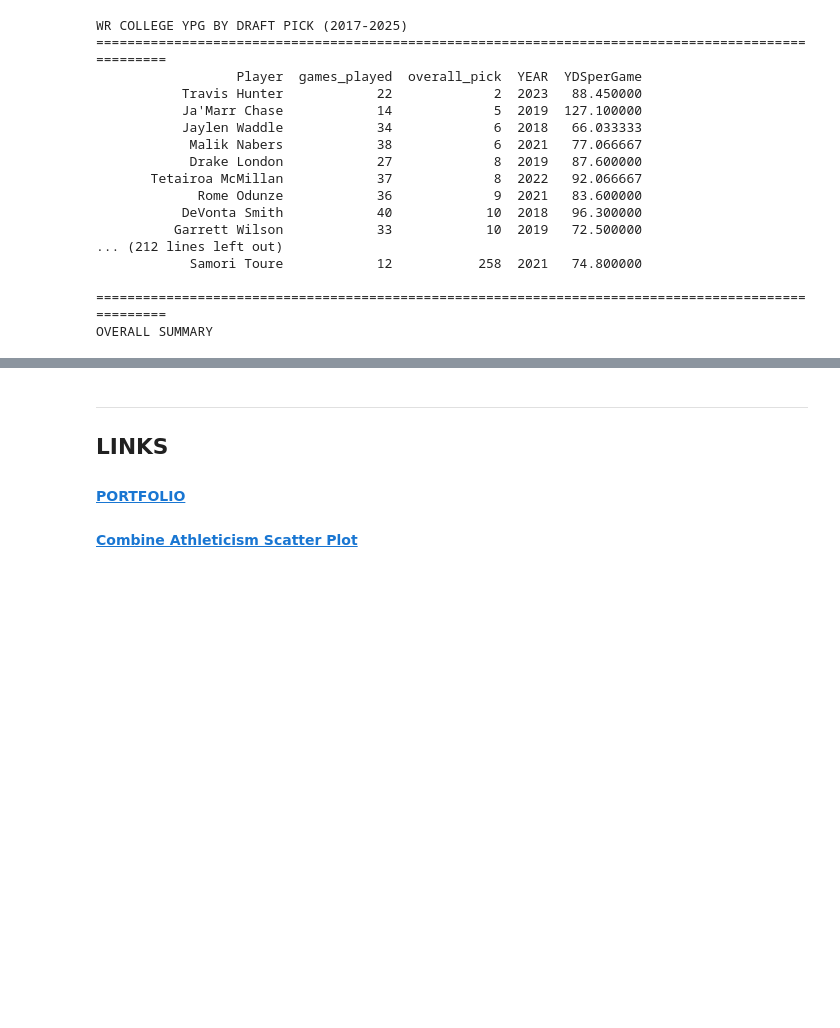
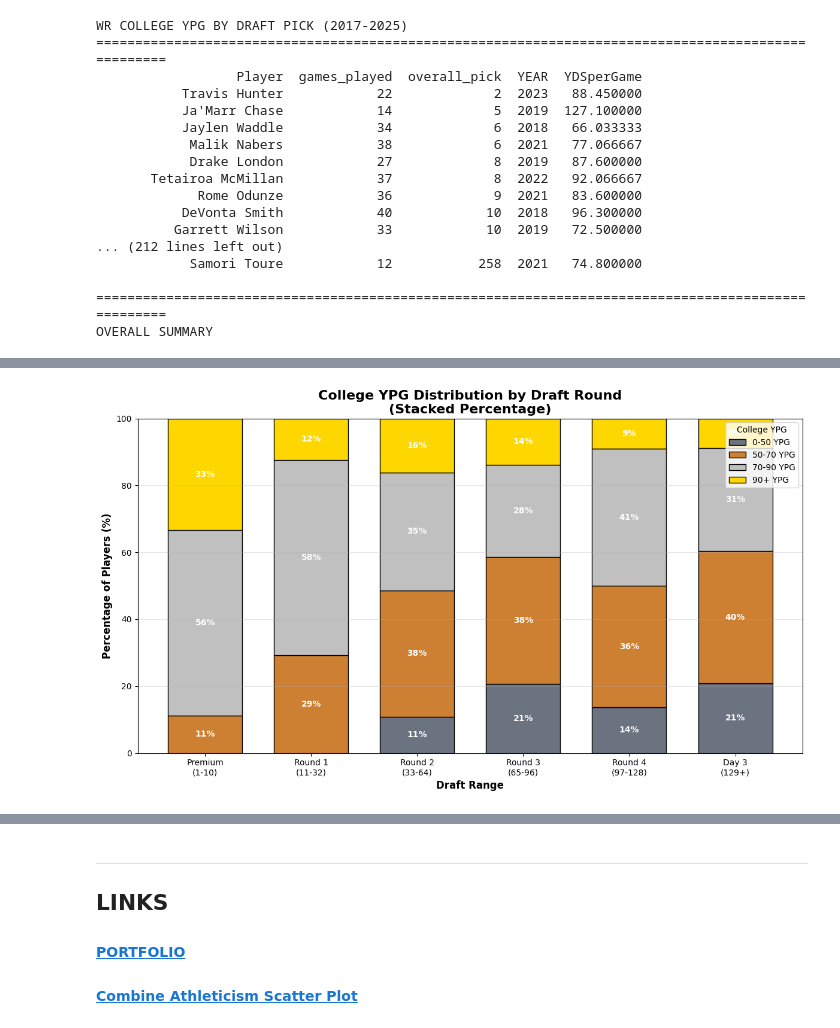
Before and after one commit to QuinnG8/nfl-draft-analytics, a Jupyter notebook: notebooks/02_college_ypg_analysis.ipynb, the cells around one changed output, grey strips where cells are left out. Cells and saved outputs as stored; diff of their text form; code cells hidden in the pictures; blank space fills up the shorter version.

```diff
--- a/notebooks/02_college_ypg_analysis.ipynb
+++ b/notebooks/02_college_ypg_analysis.ipynb
@@ -308,0 +345,67 @@ I'll use this query in the next notebook on a scatterplot to see if there is any
+# %%
+import matplotlib.pyplot as plt
+import numpy as np
+
+print("CREATING PERCENTAGE-BASED VISUALIZATION...")
+print("=" * 60)
+
+# First, let's pivot the data
+pivot_data = results.pivot(index='pick_range', columns='ypg_range', values='player_count').fillna(0)
+
+# Define the order for pick ranges
+pick_order = ['1. 1-10 (Premium)', '2. 11-32 (Round 1)', '3. 33-64 (Round 2)',
+              '4. 65-96 (Round 3)', '5. 97-128 (Round 4)', '6. 129+ (Round 5-7)']
+ypg_order = ['0-50 YPG', '50-70 YPG', '70-90 YPG', '90+ YPG']
+
+# Reindex to ensure correct order
+pivot_data = pivot_data.reindex(index=pick_order, columns=ypg_order)
+
+# Calculate percentages by row (within each draft round)
+pivot_percent = pivot_data.div(pivot_data.sum(axis=1), axis=0) * 100
+
+print("\n📊 PERCENTAGE DISTRIBUTION BY DRAFT ROUND:")
+print("=" * 60)
+print("(Rows sum to 100% - shows the makeup of each draft round)")
+print(pivot_percent.round(1).to_string())
+
+# Set up the plot - JUST THE STACKED BAR CHART FIRST
+fig, ax = plt.subplots(figsize=(12, 7))
+
+# Stacked Bar Chart (Percentages)
+x = np.arange(len(pick_order))
+bottom = np.zeros(len(pick_order))
+colors = ['#6B7280', '#CD7F32', '#C0C0C0', '#FFD700']  # Dark to light (low to high production)
+
+for i, ypg in enumerate(ypg_order):
+    ax.bar(x, pivot_percent[ypg].values, width=0.7, bottom=bottom,
+            label=ypg, color=colors[i], edgecolor='black')
+    bottom += pivot_percent[ypg].values
+
+# Customize plot
+ax.set_xlabel('Draft Range', fontsize=12, fontweight='bold')
+ax.set_ylabel('Percentage of Players (%)', fontsize=12, fontweight='bold')
+ax.set_title('College YPG Distribution by Draft Round\n(Stacked Percentage)', fontsize=16, fontweight='bold')
+ax.set_xticks(x)
+ax.set_xticklabels(['Premium\n(1-10)', 'Round 1\n(11-32)', 'Round 2\n(33-64)',
+                    'Round 3\n(65-96)', 'Round 4\n(97-128)', 'Day 3\n(129+)'],
+                   rotation=0, ha='center')
+ax.legend(loc='upper right', fontsize=10, title='College YPG')
+ax.grid(True, alpha=0.3, axis='y')
+ax.set_ylim(0, 100)
+
+# Add percentage labels on the bars
+for i, ypg in enumerate(ypg_order):
+    values = pivot_percent[ypg].values
+    bottom_sum = np.zeros(len(pick_order))
+    for j in range(i):
+        bottom_sum += pivot_percent[ypg_order[j]].values
+
+    for j, (x_pos, val) in enumerate(zip(x, values)):
+        if val > 5:  # Only show labels for segments > 5%
+            ax.text(x_pos, bottom_sum[j] + val/2, f'{val:.0f}%',
+                    ha='center', va='center', fontsize=10, fontweight='bold', color='white')
+
+plt.tight_layout()
+plt.savefig('college_ypg_by_draft_range_stacked.png', dpi=300, bbox_inches='tight')
+plt.show()
+# %% [output]
@@ -308,0 +426 @@ I'll use this query in the next notebook on a scatterplot to see if there is any
+[figure, added]
```
Also changed, not shown: parts of 19 cells of this notebook, 6 other files.
